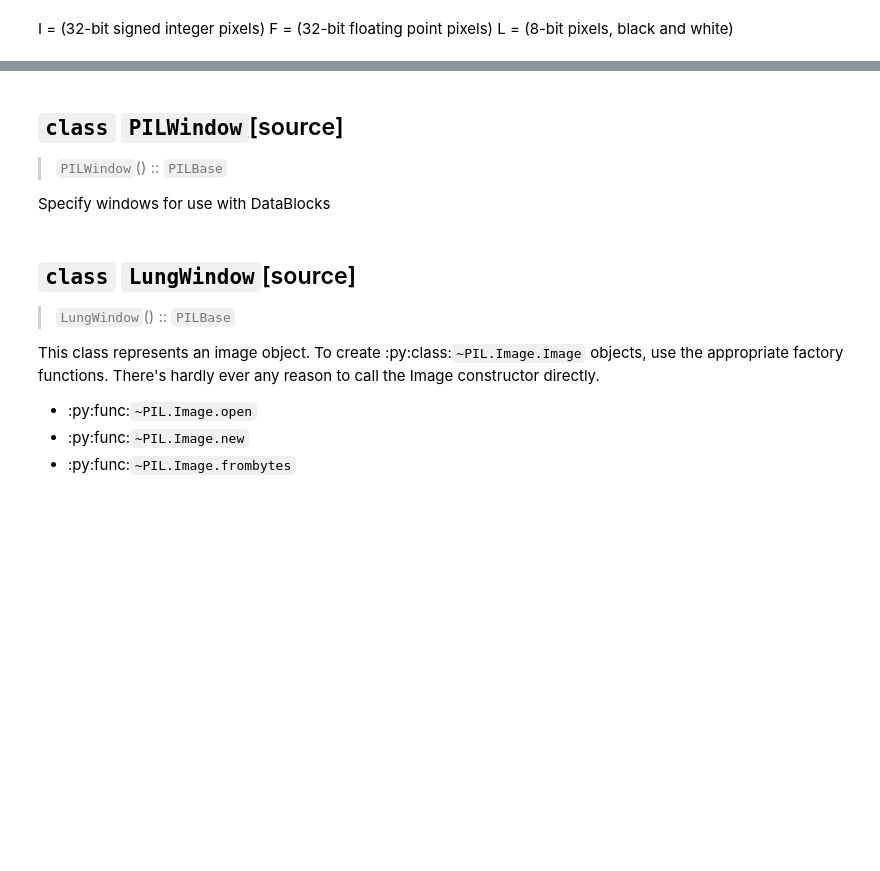
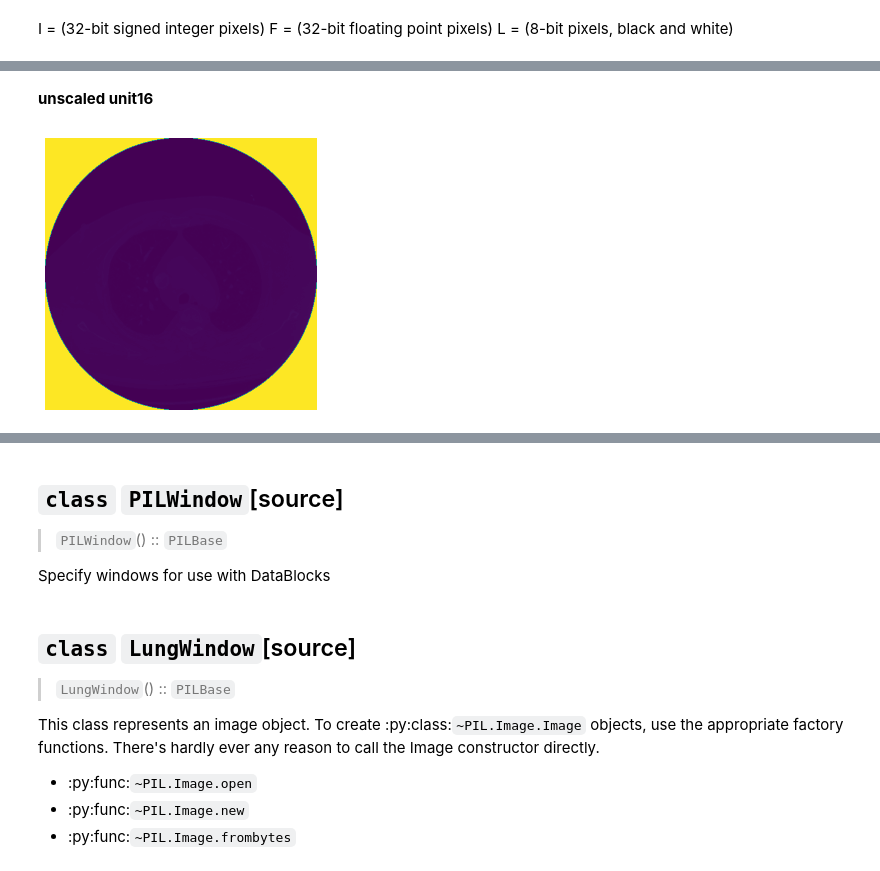
Before and after one commit to asvcode/fmi, a Jupyter notebook: nbs/04_pipeline.ipynb, the cells around one changed output, grey strips where cells are left out. Drawn from its saved outputs; the diff is of its cells as text; code cells hidden in the pictures; blank space fills up the shorter version.

```diff
--- a/nbs/04_pipeline.ipynb
+++ b/nbs/04_pipeline.ipynb
@@ -44,0 +73,8 @@ L = (8-bit pixels, black and white)
+# %% [markdown]
+**unscaled unit16**
+# %%
+timage = np.array(rsna_items[7].dcmread().pixel_array)
+timage = timage.astype(np.uint16)
+show_image(timage, figsize=(5,5));
+# %% [output]
+[figure, added]
```
Also changed, not shown: parts of 14 cells of this notebook, 2 other files.
